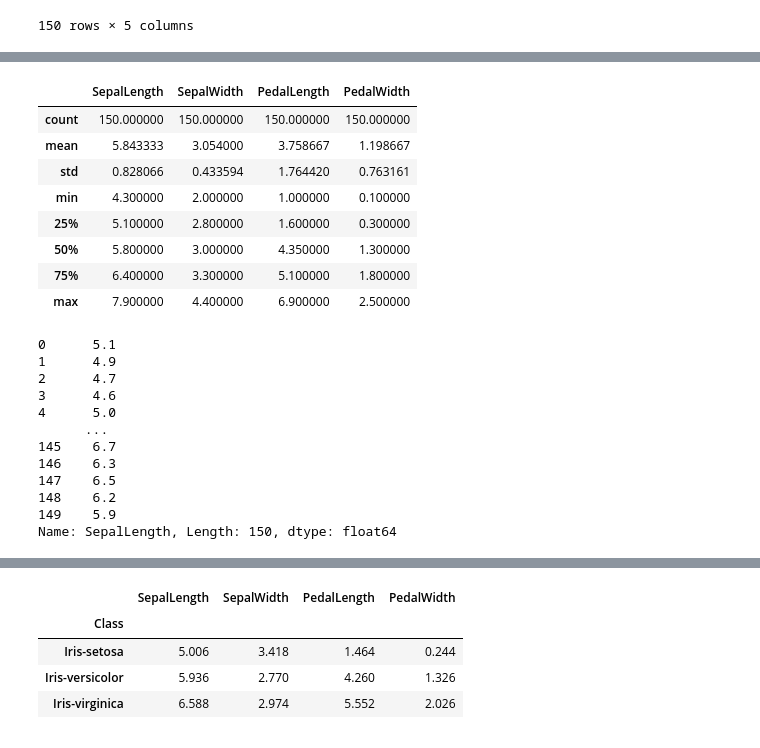
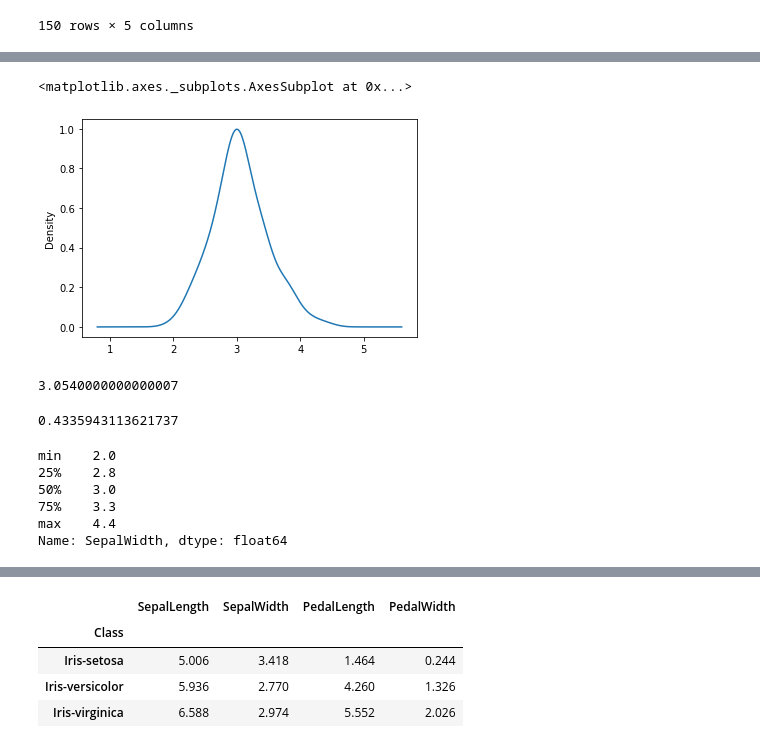
Before and after one commit to Saujanyapokhrel/Data-Processing-Visualization, a Jupyter notebook: Saujanya.ipynb, the cells around one changed output, grey strips where cells are left out. Cells and saved outputs as stored; diff of their text form; code cells hidden in the pictures.

```diff
--- a/Saujanya.ipynb
+++ b/Saujanya.ipynb
@@ -40,27 +45,22 @@ Index(['SepalLength', 'SepalWidth', 'PedalLength', 'PedalWidth', 'Class'], dtype
+# %%
+df.SepalWidth.plot(kind = 'kde')
+# %% [output]
+<matplotlib.axes._subplots.AxesSubplot at 0x...>
+[figure, added]
+# %%
+df.SepalWidth.mean()
+# %% [output]
+3.0540000000000007
+# %%
+df.SepalWidth.std()
+# %% [output]
+0.4335943113621737
 # %%
-df.describe()
+df.SepalWidth.describe()[3:]
 # %% [output]
-|  | SepalLength | SepalWidth | PedalLength | PedalWidth |
-| count | 150.000000 | 150.000000 | 150.000000 | 150.000000 |
-| mean | 5.843333 | 3.054000 | 3.758667 | 1.198667 |
-| std | 0.828066 | 0.433594 | 1.764420 | 0.763161 |
-| min | 4.300000 | 2.000000 | 1.000000 | 0.100000 |
-| 25% | 5.100000 | 2.800000 | 1.600000 | 0.300000 |
-| 50% | 5.800000 | 3.000000 | 4.350000 | 1.300000 |
-| 75% | 6.400000 | 3.300000 | 5.100000 | 1.800000 |
-| max | 7.900000 | 4.400000 | 6.900000 | 2.500000 |
+min    2.0
+25%    2.8
+50%    3.0
+75%    3.3
+max    4.4
+Name: SepalWidth, dtype: float64
-# %%
-df.SepalLength
-# %% [output]
-0      5.1
-1      4.9
-2      4.7
-3      4.6
-4      5.0
-      ...
-145    6.7
-146    6.3
-147    6.5
-148    6.2
-149    5.9
-Name: SepalLength, Length: 150, dtype: float64
```
Also changed, not shown: parts of 12 cells of this notebook.
